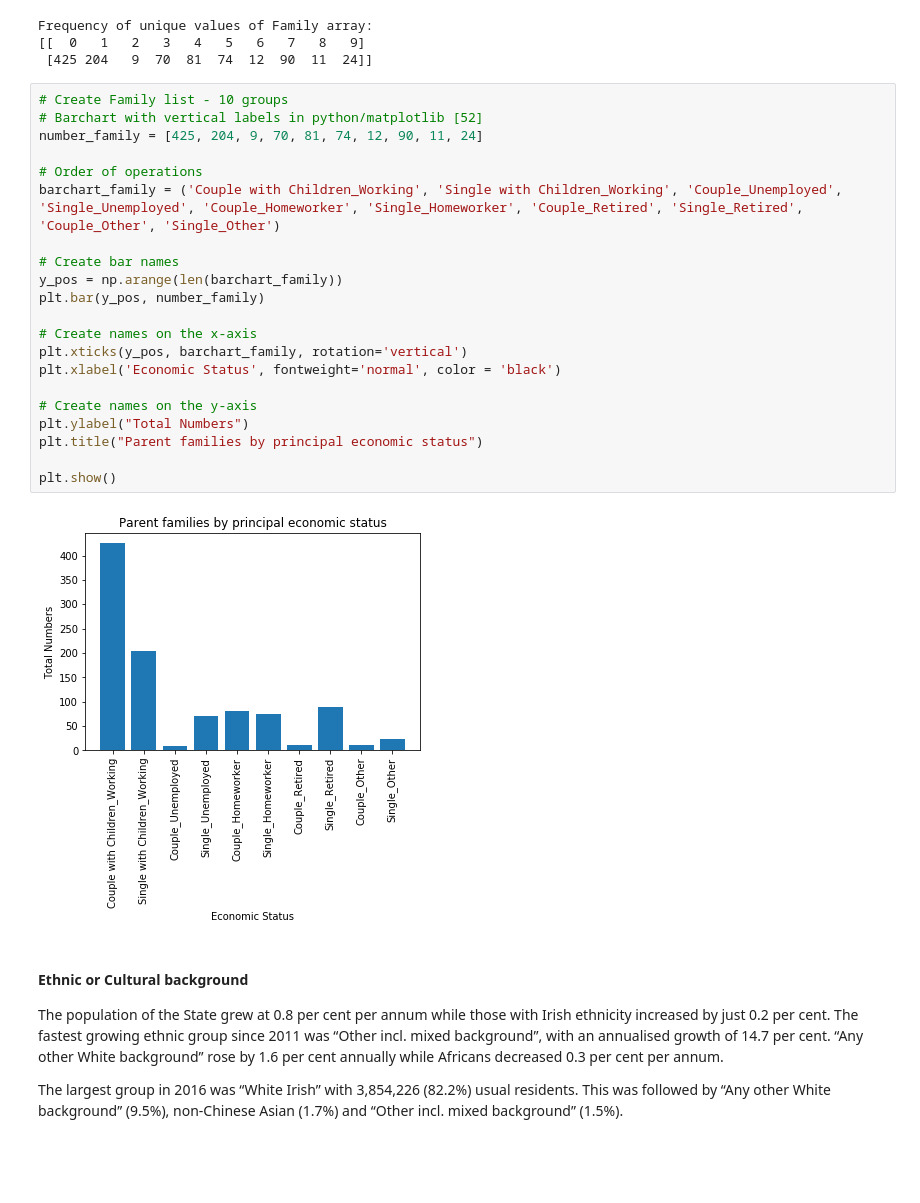
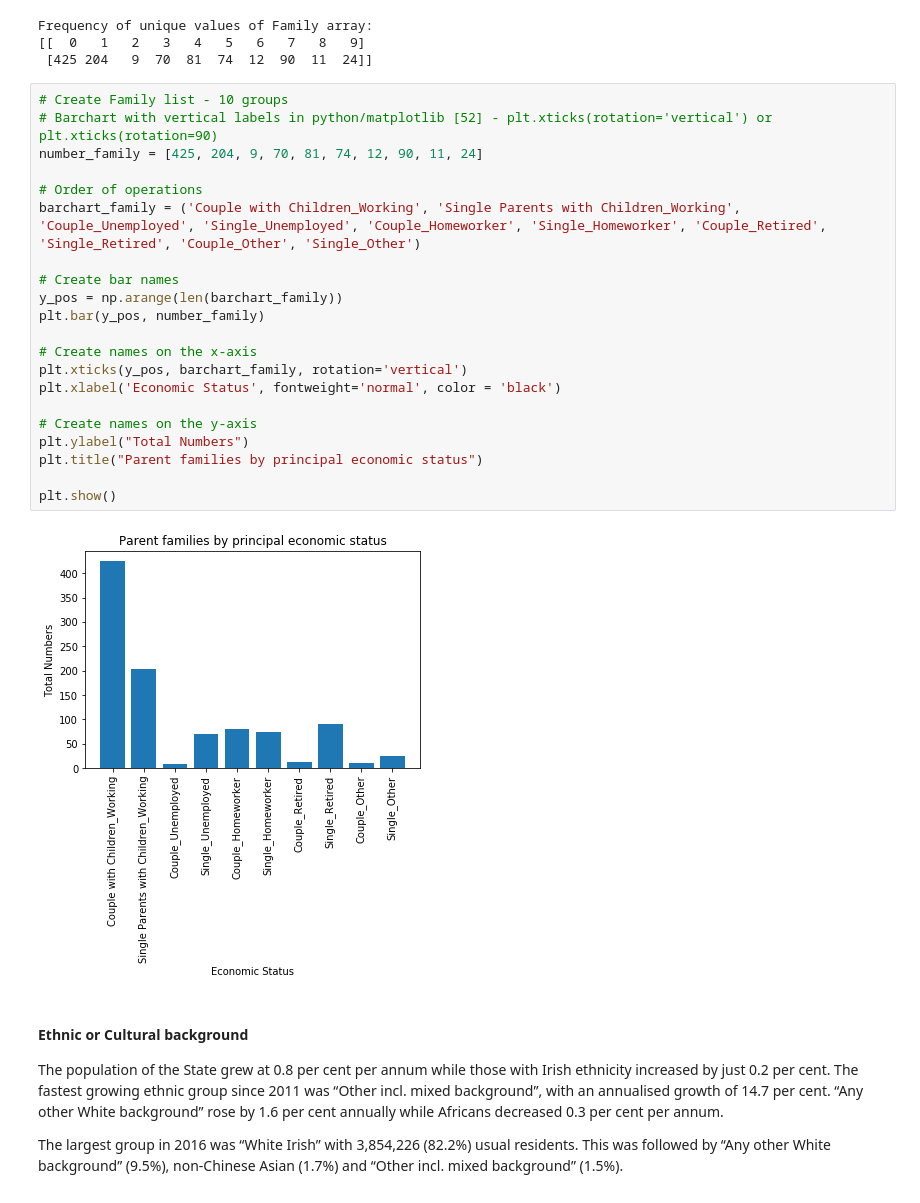
Before and after one commit to HenkT28/Programming_For_Data_Analysis_Project, a Jupyter notebook: Programming_For_Data_Analysis_Project.ipynb, the cells around one changed output. Drawn from its saved outputs; the diff is of its cells as text; blank space fills up the shorter version.

```diff
--- a/Programming_For_Data_Analysis_Project.ipynb
+++ b/Programming_For_Data_Analysis_Project.ipynb
@@ -777,27 +777,27 @@ Frequency of unique values of Family array:
  [425 204   9  70  81  74  12  90  11  24]]
 # %%
 # Create Family list - 10 groups
-# Barchart with vertical labels in python/matplotlib [52]
+# Barchart with vertical labels in python/matplotlib [52] - plt.xticks(rotation='vertical') or plt.xticks(rotation=90)
 number_family = [425, 204, 9, 70, 81, 74, 12, 90, 11, 24]
 
 # Order of operations
-barchart_family = ('Couple with Children_Working', 'Single with Children_Working', 'Couple_Unemployed', 'Single_Unemployed', 'Couple_Homeworker', 'Single_Homeworker', 'Couple_Retired', 'Single_Retired', 'Couple_Other', 'Single_Other')
+barchart_family = ('Couple with Children_Working', 'Single Parents with Children_Working', 'Couple_Unemployed', 'Single_Unemployed', 'Couple_Homeworker', 'Single_Homeworker', 'Couple_Retired', 'Single_Retired', 'Couple_Other', 'Single_Other')
 
 # Create bar names
 y_pos = np.arange(len(barchart_family))
 plt.bar(y_pos, number_family)
 
 # Create names on the x-axis
 plt.xticks(y_pos, barchart_family, rotation='vertical')
 plt.xlabel('Economic Status', fontweight='normal', color = 'black')
 
 # Create names on the y-axis
 plt.ylabel("Total Numbers")
 plt.title("Parent families by principal economic status")
 
 plt.show()
 # %% [output]
-[figure, old version]
+[figure, new version]
 # %% [markdown]
 #### Ethnic or Cultural background
 
```
Also changed, not shown: parts of 20 cells of this notebook.
